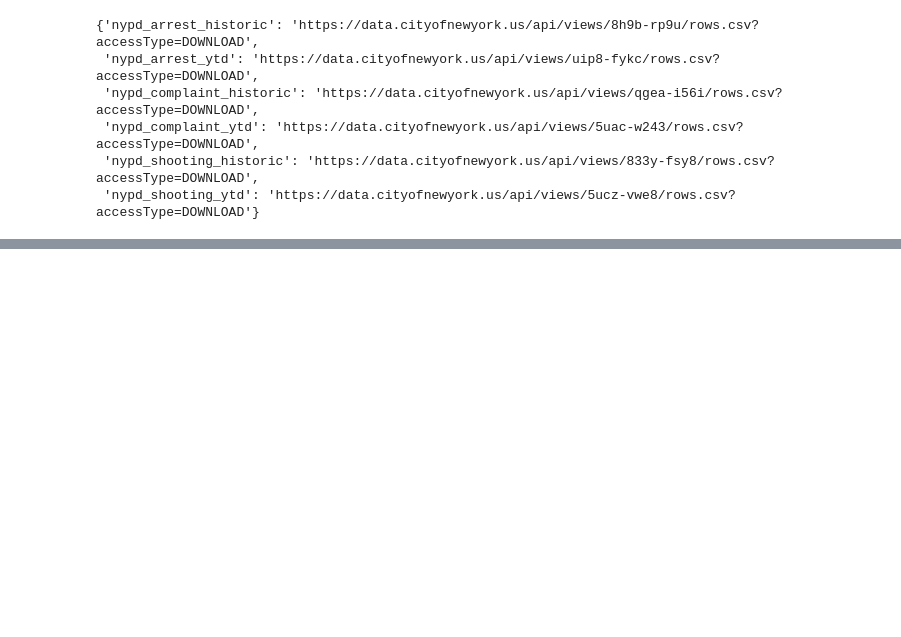
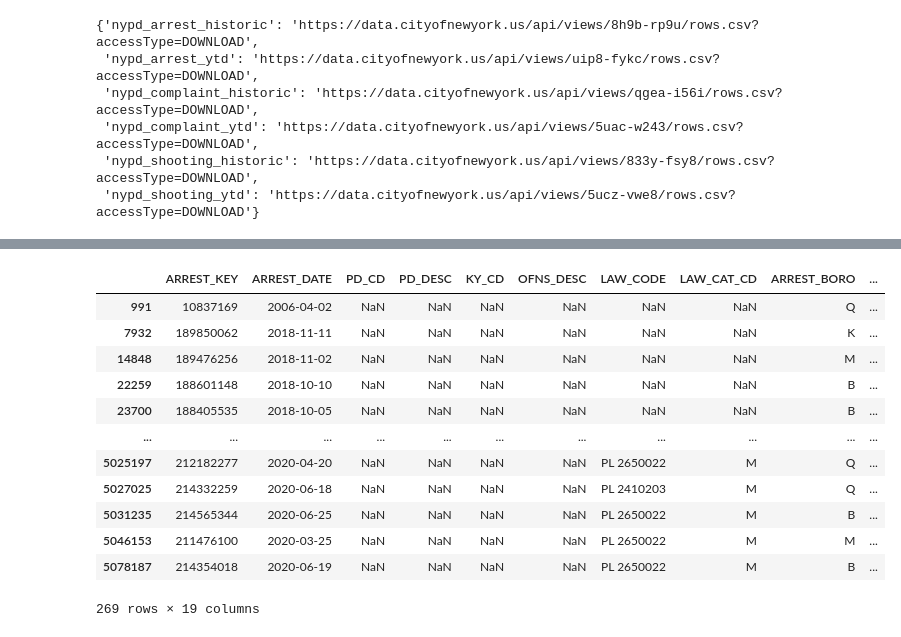
Before and after one commit to MattTriano/NYC_crime_data_analysis, a Jupyter notebook: analysis/NYC_data_pulling_functionality.ipynb, the cells around one changed output, grey strips where cells are left out. Drawn from its saved outputs; the diff is of its cells as text; code cells hidden in the pictures; blank space fills up the shorter version.

```diff
--- a/analysis/NYC_data_pulling_functionality.ipynb
+++ b/analysis/NYC_data_pulling_functionality.ipynb
@@ -147,5 +245,7 @@ def load_data_table(data_table_name: str, DATA_DIR: str = DATA_DIR) -> pd.DataFr
 # %%
 nypd_arrest_historic_df = load_data_table(data_table_name = 'nypd_arrest_historic')
+# %%
+nypd_arrest_ytd_df = load_data_table(data_table_name = 'nypd_arrest_ytd')
 # %%
 nypd_arrest_historic_df.head(2)
 # %% [output]
@@ -154,0 +283,4 @@ nypd_arrest_historic_df.head(2)
+# %%
+nypd_arrest_ytd_df.columns = nypd_arrest_historic_df.columns
+nypd_arrest_df = pd.concat([nypd_arrest_historic_df, nypd_arrest_ytd_df])
+nypd_arrest_df.reset_index(drop=True, inplace=True)
@@ -154,0 +293,2 @@ nypd_arrest_historic_df.head(2)
+# %%
+nypd_arrest_df['ARREST_DATE'] = pd.to_datetime(nypd_arrest_df['ARREST_DATE'], format='%m/%d/%Y')
@@ -154,0 +348,16 @@ nypd_arrest_historic_df.head(2)
+# %%
+nypd_arrest_df.loc[nypd_arrest_df['PD_CD'].isnull()]
+# %% [output]
+|  | ARREST_KEY | ARREST_DATE | PD_CD | PD_DESC | KY_CD | OFNS_DESC | LAW_CODE | LAW_CAT_CD | ARREST_BORO | ... |
+| 991 | 10837169 | 2006-04-02 | NaN | NaN | NaN | NaN | NaN | NaN | Q | ... |
+| 7932 | 189850062 | 2018-11-11 | NaN | NaN | NaN | NaN | NaN | NaN | K | ... |
+| 14848 | 189476256 | 2018-11-02 | NaN | NaN | NaN | NaN | NaN | NaN | M | ... |
+| 22259 | 188601148 | 2018-10-10 | NaN | NaN | NaN | NaN | NaN | NaN | B | ... |
+| 23700 | 188405535 | 2018-10-05 | NaN | NaN | NaN | NaN | NaN | NaN | B | ... |
+| ... | ... | ... | ... | ... | ... | ... | ... | ... | ... | ... |
+| 5025197 | 212182277 | 2020-04-20 | NaN | NaN | NaN | NaN | PL 2650022 | M | Q | ... |
+| 5027025 | 214332259 | 2020-06-18 | NaN | NaN | NaN | NaN | PL 2410203 | M | Q | ... |
+| 5031235 | 214565344 | 2020-06-25 | NaN | NaN | NaN | NaN | PL 2650022 | M | B | ... |
+| 5046153 | 211476100 | 2020-03-25 | NaN | NaN | NaN | NaN | PL 2650022 | M | M | ... |
+| 5078187 | 214354018 | 2020-06-19 | NaN | NaN | NaN | NaN | PL 2650022 | M | B | ... |
+269 rows × 19 columns
```
Also changed, not shown: parts of 23 cells of this notebook, 2 other files.
